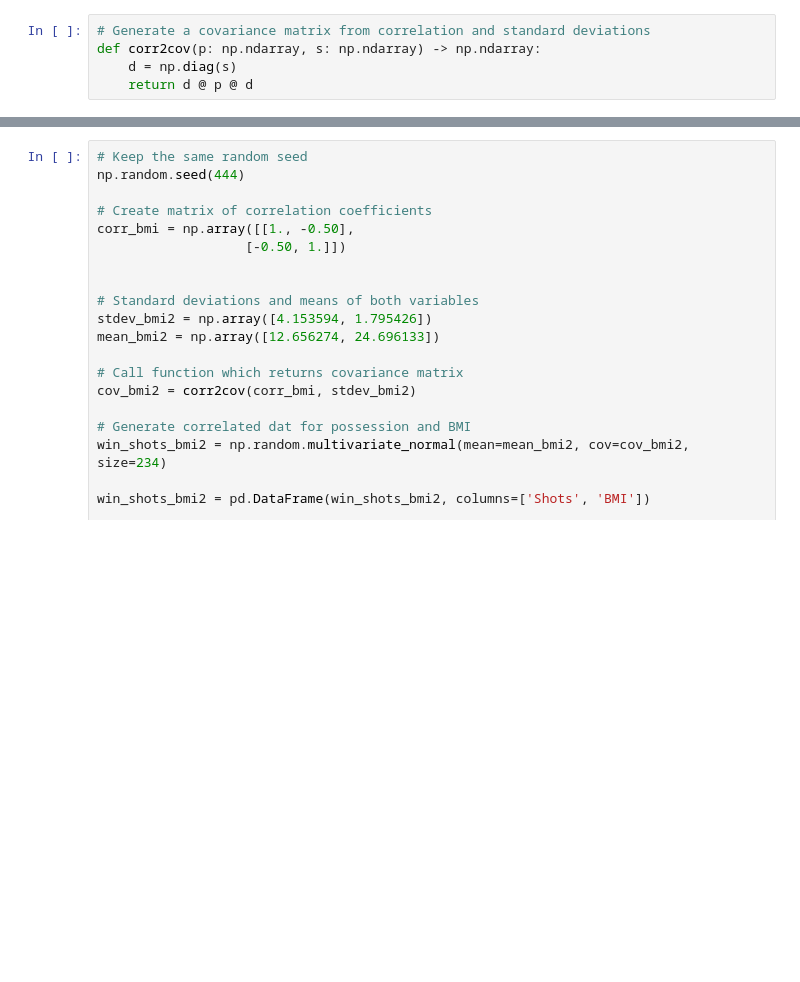
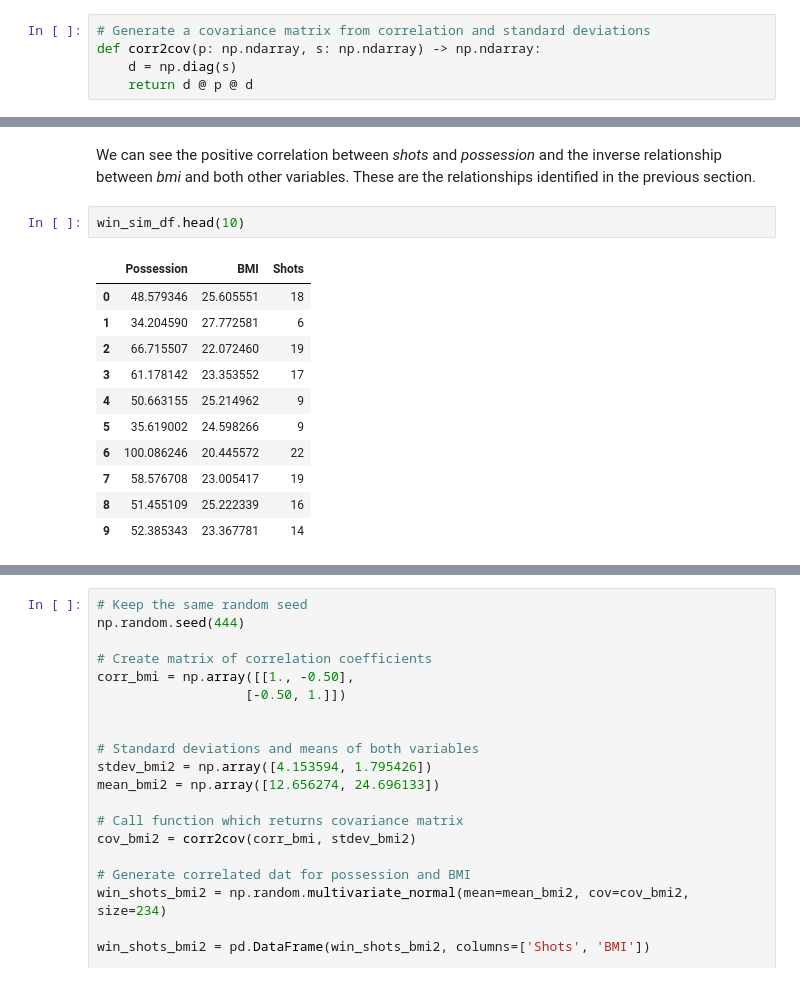
Before and after one commit to colm-o-caoimh/FootballSimulation, a Jupyter notebook: PDA_Project2020.ipynb, the cells around one changed output, grey strips where cells are left out. Saved outputs shown, nothing was run; the diff lists cells and outputs as text; blank space fills up the shorter version.

```diff
--- a/PDA_Project2020.ipynb
+++ b/PDA_Project2020.ipynb
@@ -934,0 +951,16 @@ array([[ 48.57934604,  25.60555145],
+# %% [markdown]
+We can see the positive correlation between *shots* and *possession* and the inverse relationship between *bmi* and both other variables. These are the relationships identified in the previous section.
+# %%
+win_sim_df.head(10)
+# %% [output]
+|  | Possession | BMI | Shots |
+| 0 | 48.579346 | 25.605551 | 18 |
+| 1 | 34.204590 | 27.772581 | 6 |
+| 2 | 66.715507 | 22.072460 | 19 |
+| 3 | 61.178142 | 23.353552 | 17 |
+| 4 | 50.663155 | 25.214962 | 9 |
+| 5 | 35.619002 | 24.598266 | 9 |
+| 6 | 100.086246 | 20.445572 | 22 |
+| 7 | 58.576708 | 23.005417 | 19 |
+| 8 | 51.455109 | 25.222339 | 16 |
+| 9 | 52.385343 | 23.367781 | 14 |
```
Also changed, not shown: parts of 63 cells of this notebook.
